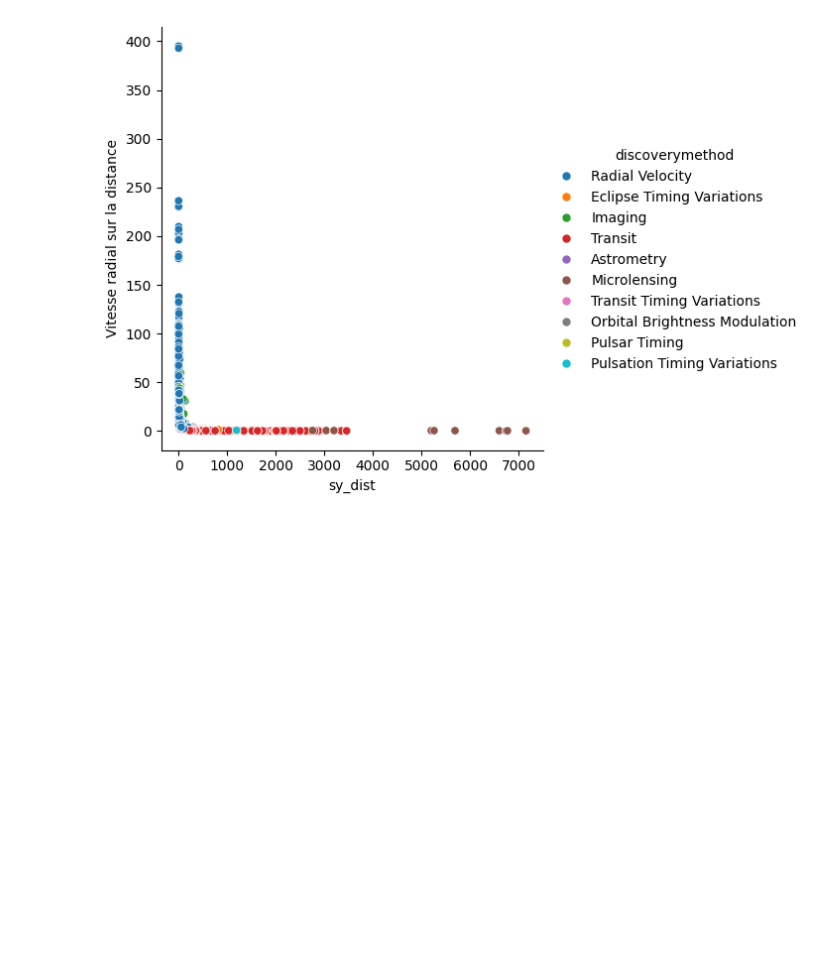
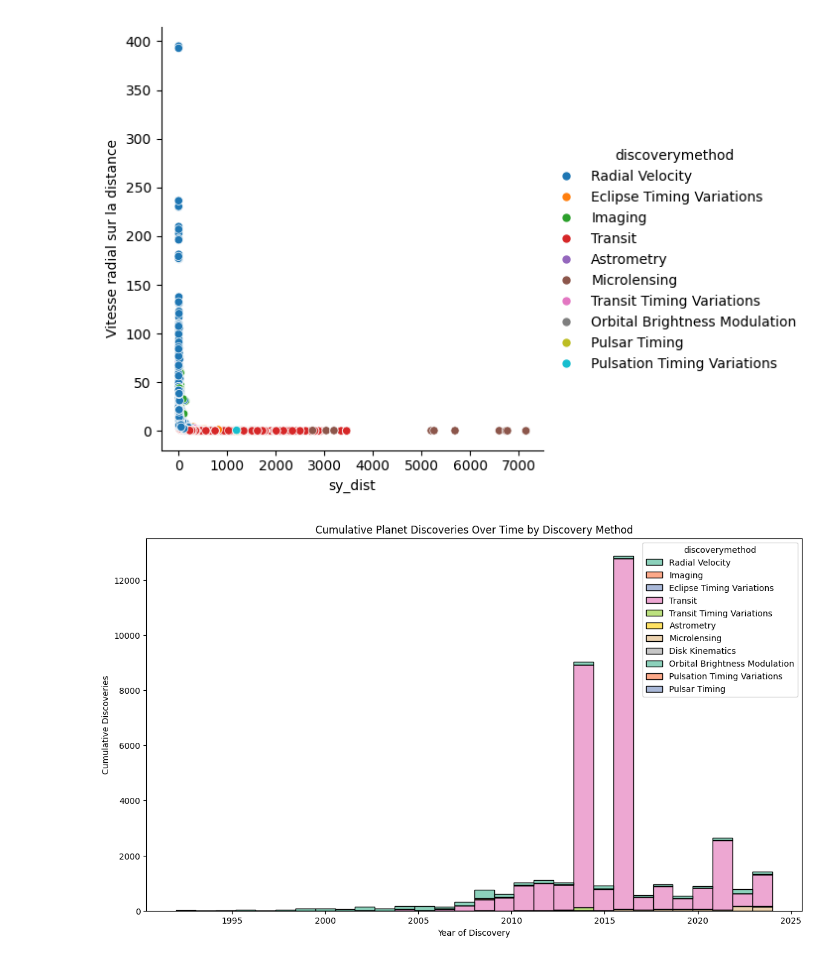
Before and after one commit to ClementGOUJON-dot/pe-hackathon, a Jupyter notebook: Clément.ipynb, the cells around one changed output. Drawn from its saved outputs; the diff is of its cells as text; code cells hidden in the pictures; blank space fills up the shorter version.

```diff
--- a/Clément.ipynb
+++ b/Clément.ipynb
@@ -41,2 +41,28 @@ sns.relplot(data=df[df['Vitesse radial sur la distance']<4000],x='sy_dist', y='V
 # %% [output]
 [figure]
+# %%
+import pandas as pd
+import seaborn as sns
+import matplotlib.pyplot as plt
+
+# Load the cleaned data
+data = pd.read_csv('cleaned_data.csv')
+
+# Prepare the data: Count cumulative discoveries per year and per discovery method
+data['cumulative_count'] = data.groupby('discoverymethod').cumcount() + 1
+
+# Initialize the plot
+plt.figure(figsize=(14, 8))
+
+# Plot cumulative discoveries over time, differentiating by discovery method
+sns.histplot(data, x="disc_year", hue="discoverymethod", multiple="stack", palette="Set2", kde=False, bins=30)
+
+# Set labels and title
+plt.xlabel("Year of Discovery")
+plt.ylabel("Cumulative Discoveries")
+plt.title("Cumulative Planet Discoveries Over Time by Discovery Method")
+
+# Display the plot
+plt.show()
+# %% [output]
+[figure, added]
```
Also changed, not shown: parts of 1 cell of this notebook.
